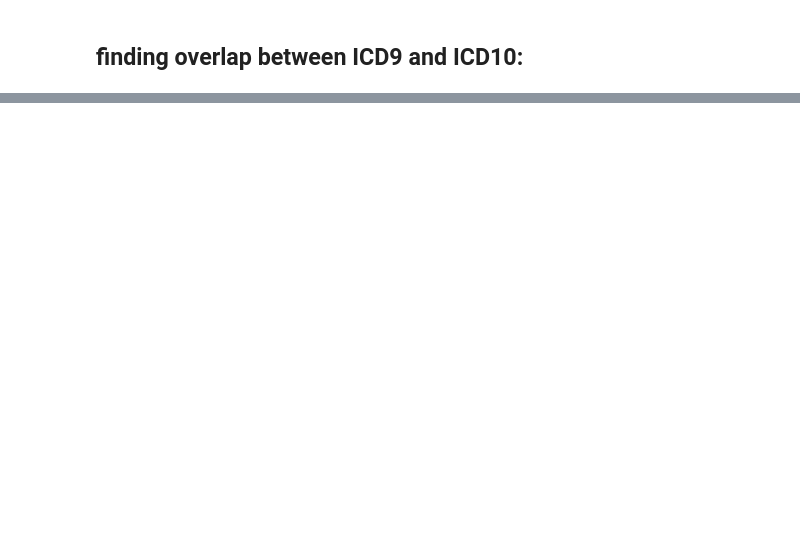
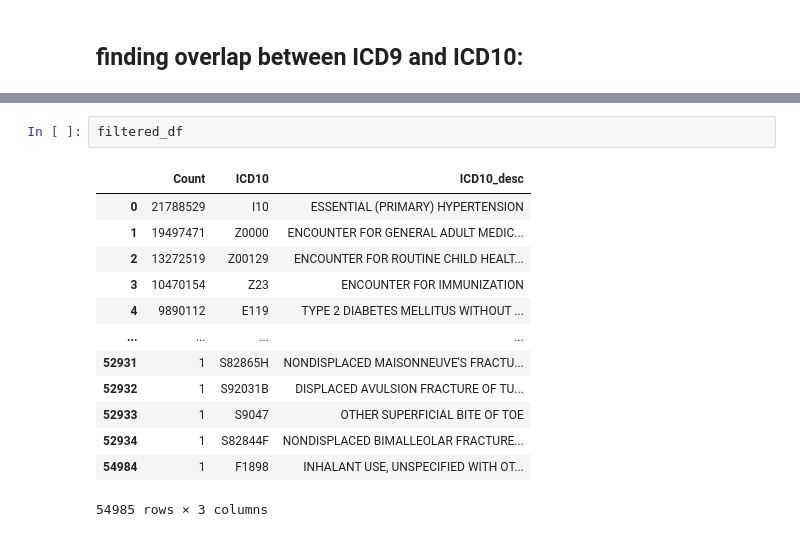
Before and after one commit to ahmadrezarm/MedSynth, a Jupyter notebook: code/IQVIA_analysis.ipynb, the cells around one changed output, grey strips where cells are left out. Drawn from its saved outputs; the diff is of its cells as text; blank space fills up the shorter version.

```diff
--- a/code/IQVIA_analysis.ipynb
+++ b/code/IQVIA_analysis.ipynb
@@ -356,0 +389,16 @@ icd_10_wit_V
+# %%
+filtered_df
+# %% [output]
+|  | Count | ICD10 | ICD10_desc |
+| 0 | 21788529 | I10 | ESSENTIAL (PRIMARY) HYPERTENSION |
+| 1 | 19497471 | Z0000 | ENCOUNTER FOR GENERAL ADULT MEDIC... |
+| 2 | 13272519 | Z00129 | ENCOUNTER FOR ROUTINE CHILD HEALT... |
+| 3 | 10470154 | Z23 | ENCOUNTER FOR IMMUNIZATION |
+| 4 | 9890112 | E119 | TYPE 2 DIABETES MELLITUS WITHOUT ... |
+| ... | ... | ... | ... |
+| 52931 | 1 | S82865H | NONDISPLACED MAISONNEUVE'S FRACTU... |
+| 52932 | 1 | S92031B | DISPLACED AVULSION FRACTURE OF TU... |
+| 52933 | 1 | S9047 | OTHER SUPERFICIAL BITE OF TOE |
+| 52934 | 1 | S82844F | NONDISPLACED BIMALLEOLAR FRACTURE... |
+| 54984 | 1 | F1898 | INHALANT USE, UNSPECIFIED WITH OT... |
+54985 rows × 3 columns
```
Also changed, not shown: parts of 31 cells of this notebook, 22 other files.
